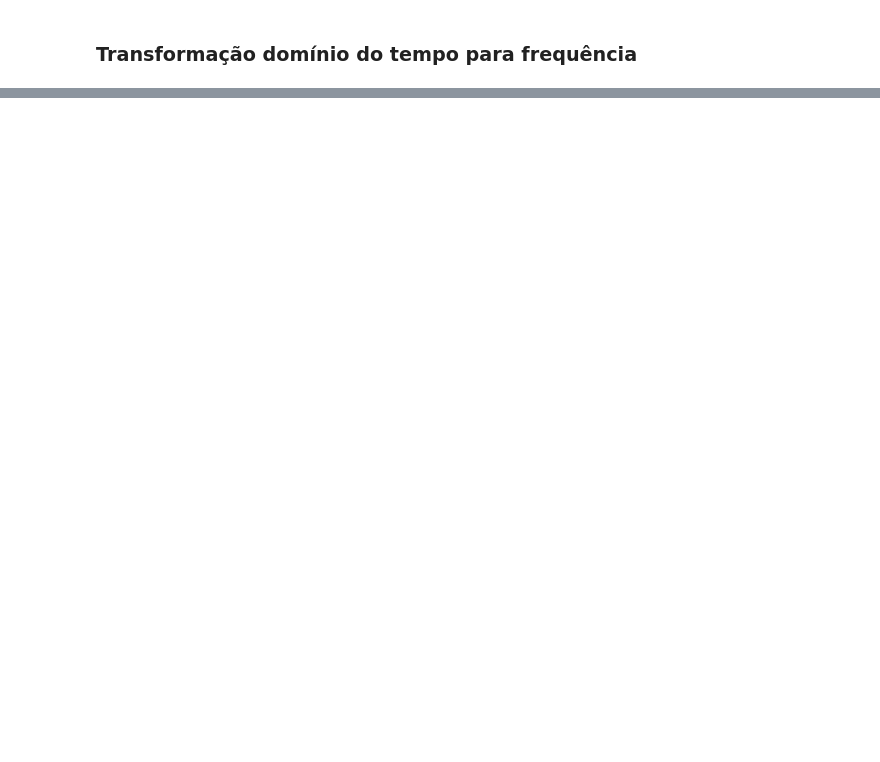
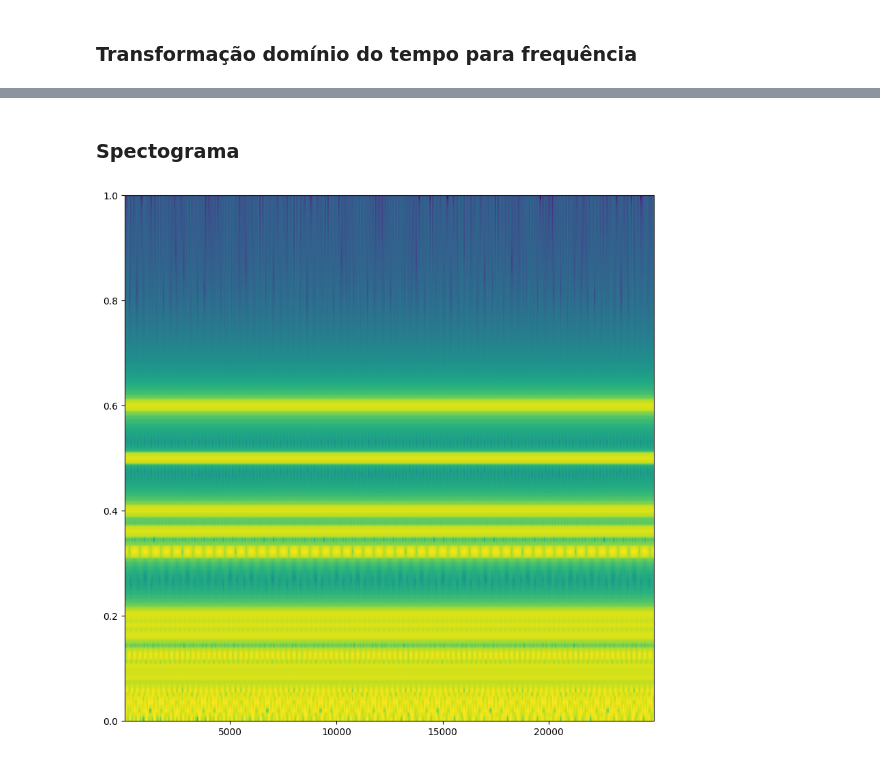
Before and after one commit to luizantoniona/eeg-epileptic-seizure-detection, a Jupyter notebook: basicdata.ipynb, the cells around one changed output, grey strips where cells are left out. Drawn from its saved outputs; the diff is of its cells as text; code cells hidden in the pictures; blank space fills up the shorter version.

Commit message:
feat: Adicionar Spectograma && Correções gerais

```diff
--- a/basicdata.ipynb
+++ b/basicdata.ipynb
@@ -99,0 +205,27 @@ frequencyx.plot(frequency, 2.0/N*np.abs(frequency_wave[:N//2]) )
+# %% [markdown]
+### Spectograma
+# %%
+import numpy as np
+import matplotlib.pyplot as plt
+import matplotlib.ticker as ticker
+
+N = 50000
+T = 1.0 / 500.0
+time = np.linspace(0.0, N*T, N)
+frequency = np.linspace(0.0, 1.0/(2.0*T), N//2)
+
+delta_waves = np.sin(0.3*2*np.pi*time) + np.sin(1*2*np.pi*time) + np.sin(4*2*np.pi*time)
+theta_waves = np.sin(4.5*2*np.pi*time) + np.sin(6*2*np.pi*time) + np.sin(8*2*np.pi*time)
+alpha_waves = np.sin(8.5*2*np.pi*time) + np.sin(10*2*np.pi*time) + np.sin(13*2*np.pi*time)
+beta_waves = np.sin(14*2*np.pi*time) + np.sin(20*2*np.pi*time) + np.sin(25*2*np.pi*time) + np.sin(30*2*np.pi*time)
+lowgamma_waves = np.sin(31*2*np.pi*time) + np.sin(40*2*np.pi*time) + np.sin(45*2*np.pi*time) + np.sin(50*2*np.pi*time) + np.sin(80*2*np.pi*time)
+highgamma_waves = np.sin(80.5*2*np.pi*time) + np.sin(90*2*np.pi*time) + np.sin(100*2*np.pi*time) + np.sin(125*2*np.pi*time) + np.sin(150*2*np.pi*time)
+
+temporal_wave = delta_waves + theta_waves - alpha_waves + beta_waves + lowgamma_waves + highgamma_waves
+
+figure = plt.figure(figsize=(10,10))
+
+plt.specgram(temporal_wave)
+plt.show()
+# %% [output]
+[figure, added]
```
Also changed, not shown: parts of 8 cells of this notebook.
